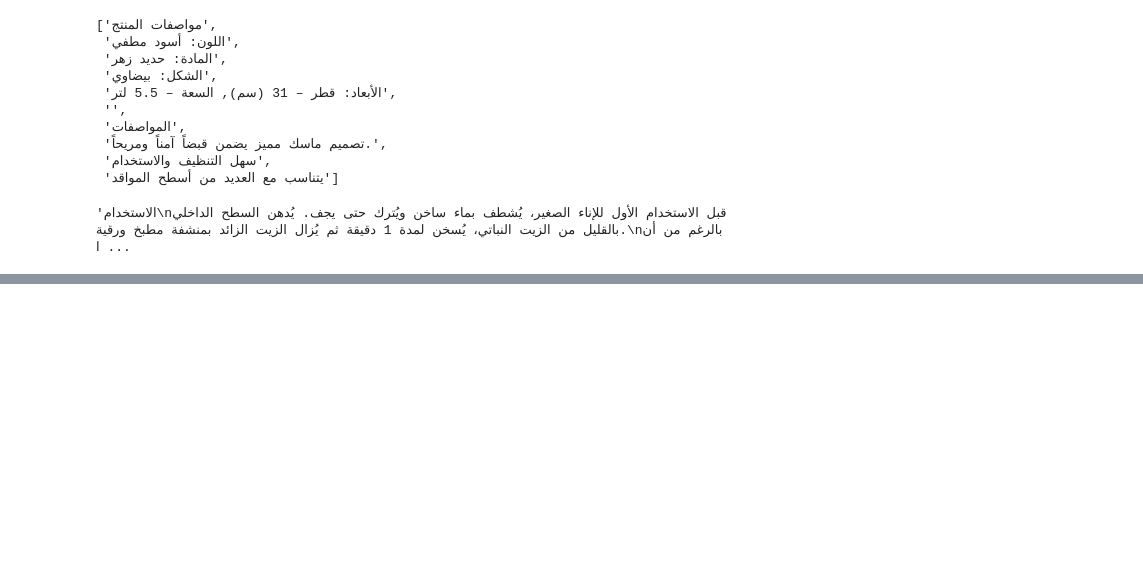
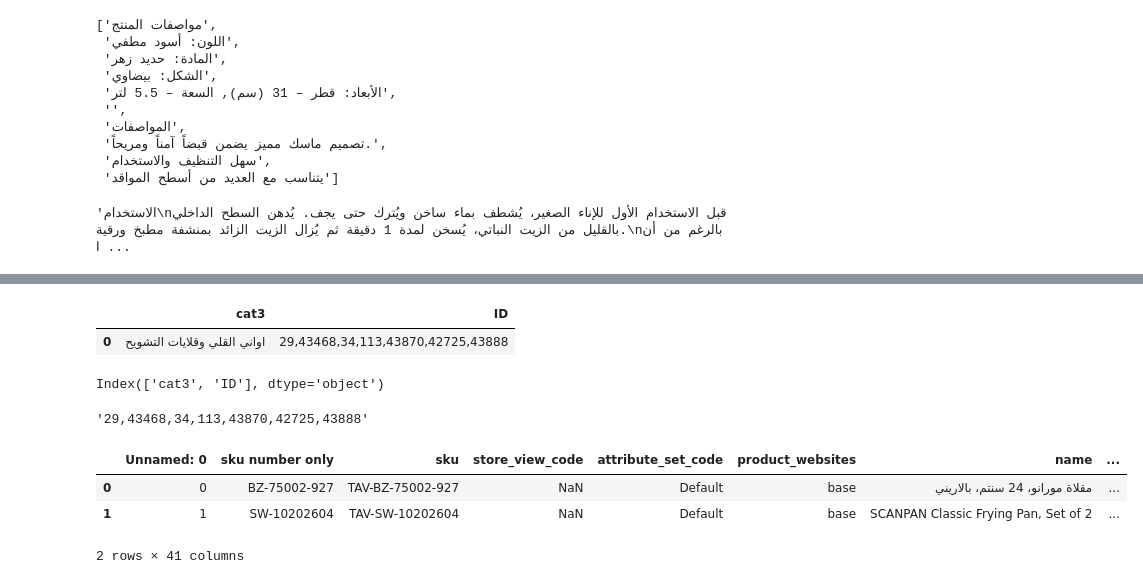
Before and after one commit to wafistos1/Scraping_data, a Jupyter notebook: tavolashop/update_oman.ipynb, the cells around one changed output, grey strips where cells are left out. Drawn from its saved outputs; the diff is of its cells as text; code cells hidden in the pictures; blank space fills up the shorter version.

```diff
--- a/tavolashop/update_oman.ipynb
+++ b/tavolashop/update_oman.ipynb
@@ -2408,3 +2415,5 @@ care_instructions = driver.find_elements_by_xpath('//td[@class="data"]')[1]
 care_instructions.text
 # %% [output]
 'الاستخدام\nقبل الاستخدام الأول للإناء الصغير، يُشطف بماء ساخن ويُترك حتى يجف. يُدهن السطح الداخلي بالقليل من الزيت النباتي، يُسخن لمدة 1 دقيقة ثم يُزال الزيت الزائد بمنشفة مطبخ ورقية.\nبالرغم من أن ا ...
+# %%
+df = pd.read_excel('/home/wafistos/Documents/Projects/scaping_wafi/tavolashop/Tavola_oman1.xlsx')
@@ -2410,0 +2435,11 @@ care_instructions.text
+# %%
+cats = pd.read_excel("/home/wafistos/Documents/Projects/scaping_wafi/tavolashop/categories/Tavola's categories.xlsx")
+# %%
+cats.loc[cats['cat3'] == 'اواني القلي وقلايات التشويح']
+# %% [output]
+|  | cat3 | ID |
+| 0 | اواني القلي وقلايات التشويح | 29,43468,34,113,43870,42725,43888 |
+# %%
+cats.columns
+# %% [output]
+Index(['cat3', 'ID'], dtype='object')
@@ -2410,0 +2448,18 @@ care_instructions.text
+# %%
+list_cats = []
+for index, row in cats.iterrows():
+    list_cats.append([ row['ID'], row['cat3']])
+# %%
+list_cats[0][0]
+# %% [output]
+'29,43468,34,113,43870,42725,43888'
+# %%
+for tt in list_cats:
+    df.loc[df['categories2']==str(tt[1]), 'categories'] = tt[0]
+# %%
+df.loc[df['categories3'] == 'اواني القلي وقلايات التشويح']
+# %% [output]
+|  | Unnamed: 0 | sku number only | sku | store_view_code | attribute_set_code | product_websites | name | ... |
+| 0 | 0 | BZ-75002-927 | TAV-BZ-75002-927 | NaN | Default | base | مقلاة مورانو، 24 سنتم، بالاريني | ... |
+| 1 | 1 | SW-10202604 | TAV-SW-10202604 | NaN | Default | base | SCANPAN Classic Frying Pan, Set of 2 | ... |
+2 rows × 41 columns
```
Also changed, not shown: parts of 7 cells of this notebook, 31 other files.
